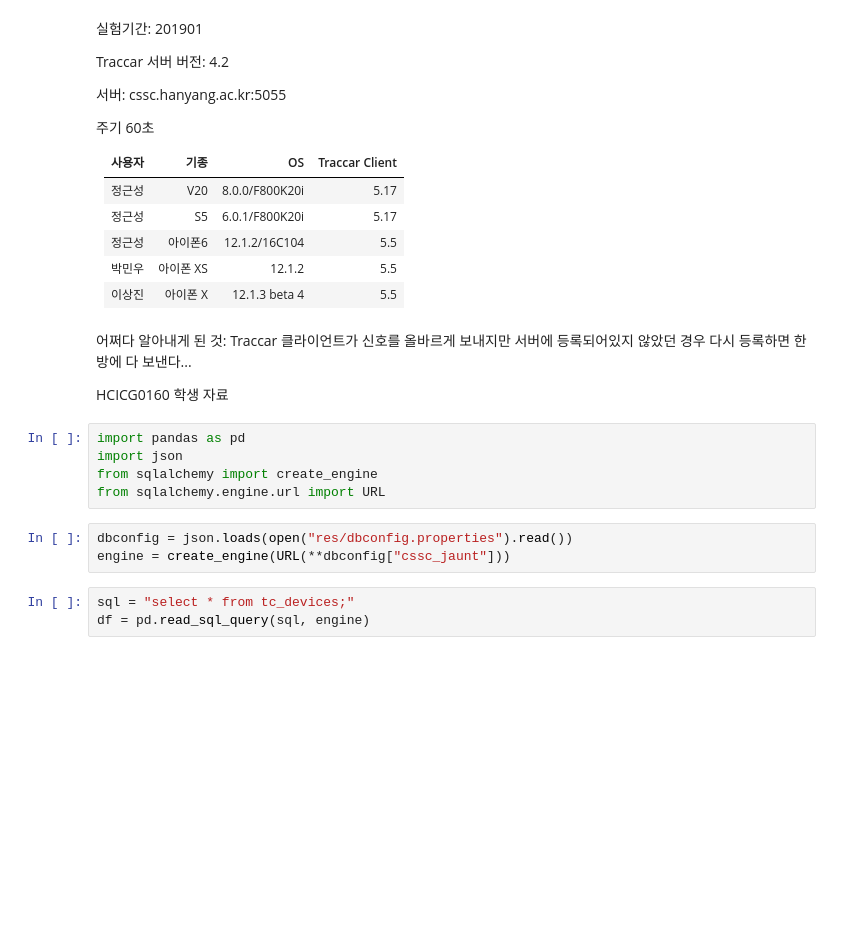
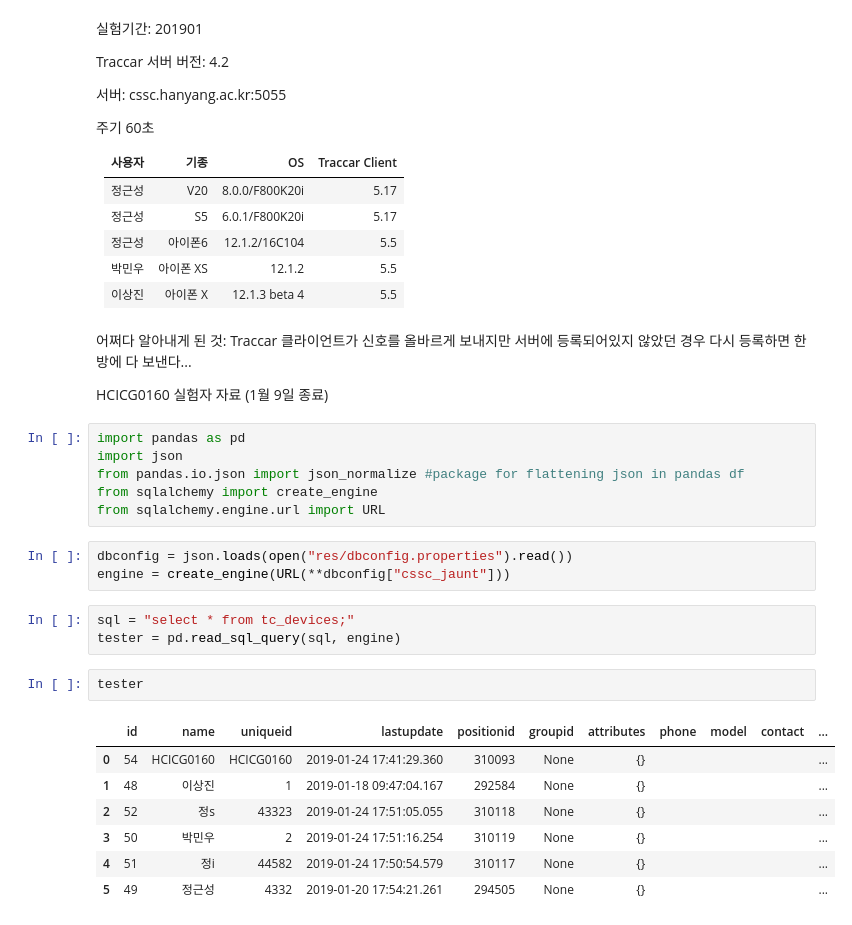
Before and after one commit to jaehyukcha/jaunt, a Jupyter notebook: Finding Ghosts.ipynb, the cells around one changed output. Saved outputs shown, nothing was run; the diff lists cells and outputs as text; blank space fills up the shorter version.

```diff
--- a/Finding Ghosts.ipynb
+++ b/Finding Ghosts.ipynb
@@ -51,10 +51,11 @@
 </table>
 # %% [markdown]
 <p>어쩌다 알아내게 된 것: Traccar 클라이언트가 신호를 올바르게 보내지만 서버에 등록되어있지 않았던 경우 다시 등록하면 한방에 다 보낸다...</p>
-<p>HCICG0160 학생 자료</p>
+<p>HCICG0160 실험자 자료 (1월 9일 종료)</p>
 # %%
 import pandas as pd
 import json
+from pandas.io.json import json_normalize #package for flattening json in pandas df
 from sqlalchemy import create_engine
 from sqlalchemy.engine.url import URL
 # %%
@@ -62,4 +63,14 @@ dbconfig = json.loads(open("res/dbconfig.properties").read())
 engine = create_engine(URL(**dbconfig["cssc_jaunt"]))
 # %%
 sql = "select * from tc_devices;"
-df = pd.read_sql_query(sql, engine)
+tester = pd.read_sql_query(sql, engine)
+# %%
+tester
+# %% [output]
+|  | id | name | uniqueid | lastupdate | positionid | groupid | attributes | phone | model | contact | ... |
+| 0 | 54 | HCICG0160 | HCICG0160 | 2019-01-24 17:41:29.360 | 310093 | None | {} |  |  |  | ... |
+| 1 | 48 | 이상진 | 1 | 2019-01-18 09:47:04.167 | 292584 | None | {} |  |  |  | ... |
+| 2 | 52 | 정s | 43323 | 2019-01-24 17:51:05.055 | 310118 | None | {} |  |  |  | ... |
+| 3 | 50 | 박민우 | 2 | 2019-01-24 17:51:16.254 | 310119 | None | {} |  |  |  | ... |
+| 4 | 51 | 정i | 44582 | 2019-01-24 17:50:54.579 | 310117 | None | {} |  |  |  | ... |
+| 5 | 49 | 정근성 | 4332 | 2019-01-20 17:54:21.261 | 294505 | None | {} |  |  |  | ... |
```
Also changed, not shown: parts of 14 cells of this notebook.
